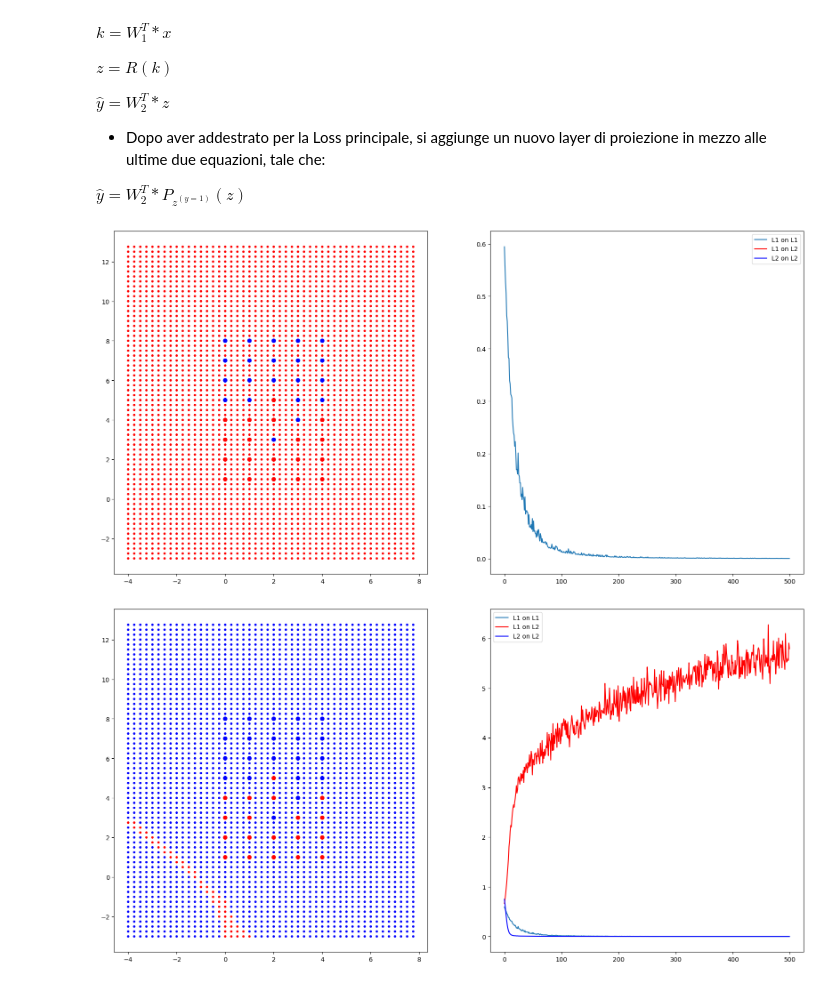
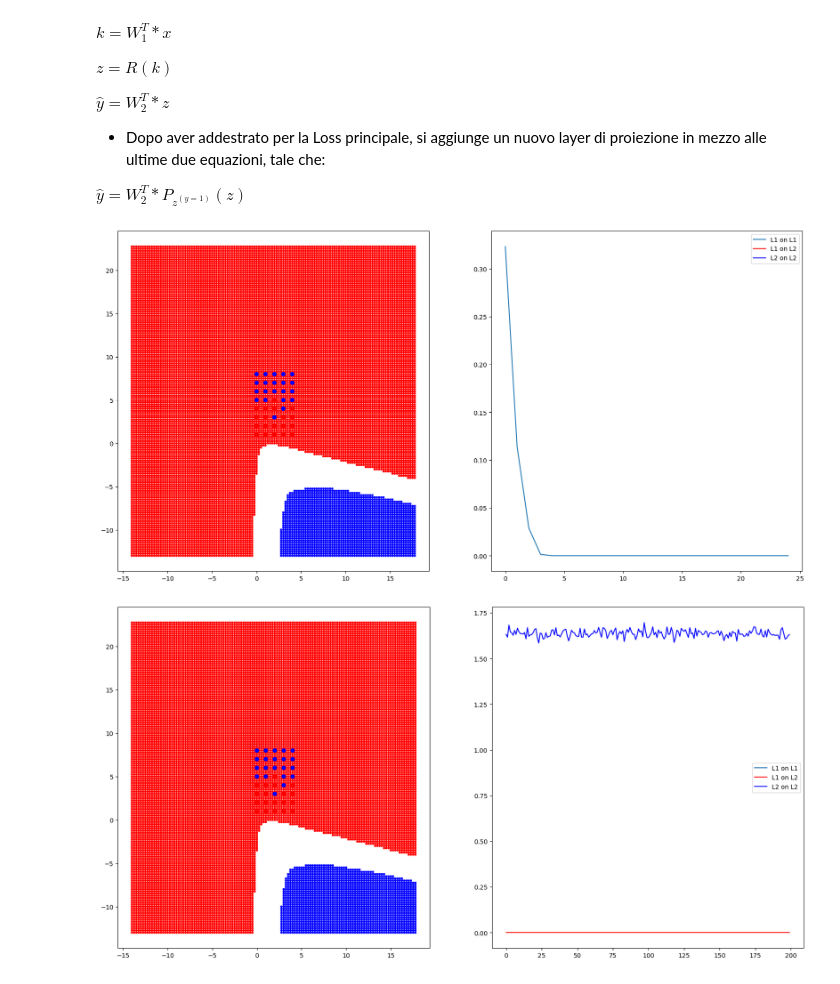
Before and after one commit to PatatoBy/SEAI, a Jupyter notebook: matteo_playground.ipynb, the cells around one changed output. Drawn from its saved outputs; the diff is of its cells as text; code cells hidden in the pictures.

```diff
--- a/matteo_playground.ipynb
+++ b/matteo_playground.ipynb
@@ -143,9 +145,9 @@ def print_space(modello, dataset,e11=[], e12=[], e22=[]):
 
     fig, plot = plt.subplots(1, 2, figsize=(20, 10))
     with torch.no_grad():
-        points = [[x/4, y/4, modello(torch.tensor([x/4*1.0,y/4*1.0]))] for x in range(-4*4,8*4) for y in range(-3*4,13*4)]
+        points = [[x/4, y/4, modello(torch.tensor([x/4*1.0,y/4*1.0]))] for x in range(-14*4,18*4) for y in range(-13*4,23*4)]
 
-    colori = ['red' if p[2][0] > 0.2 else 'blue' if p[2][0] < -0.2 else 'white' for p in points]
+    colori = ['red' if p[2][0] > 0 else 'blue' if p[2][0] < -1 else 'white' for p in points]
 
     plot[0].scatter([p[0] for p in points], [p[1] for p in points], c = colori, s=8)
     plot[0].scatter([p[0] for p in dataset],[p[1] for p in dataset], c=['red' if i == 1 else 'blue' for i in labels])
@@ -154,48 +156,33 @@ def print_space(modello, dataset,e11=[], e12=[], e22=[]):
     plot[1].plot([x for x in range(len(e22))], e22, label='L2 on L2',color = 'blue')
     plt.legend()
     plt.show()
-
-def print_space_2(modello, dataset,e11=[], e12=[], e22=[]):
-    labels = dataset.labels
-    dataset = dataset.dataset
-
-    fig, plot = plt.subplots(1, 2, figsize=(20, 10))
-    with torch.no_grad():
-        points = [[x/4, y/4, modello(torch.tensor([x/4*1.0,y/4*1.0]))] for x in range(-4*4,8*4) for y in range(-3*4,13*4)]
-
-    colori = ['red' if p[2][0] < 0.2 and p[2][0] > -0.2 else 'blue' for p in points]
-
-    plot[0].scatter([p[0] for p in points], [p[1] for p in points], c = colori, s=8)
-    plot[0].scatter([p[0] for p in dataset],[p[1] for p in dataset], c=['red' if i == 1 else 'blue' for i in labels])
-    plot[1].plot([x for x in range(len(e11))], e11,label='L1 on L1')
-    plot[1].plot([x for x in range(len(e12))], e12, label='L1 on L2',color = 'red')
-    plot[1].plot([x for x in range(len(e22))], e22, label='L2 on L2',color = 'blue')
-    plt.legend()
-    plt.show()
 # %%
 torch.manual_seed(13)
-modello = ModelloFiaschi(2,1,40)
-ds = Dataset(8)
+modello = ModelloFiaschi(2,1,100)
+ds = Dataset(8, True)
 dl = ds.get_dataloader()
 dl1, dl0 = ds.get_separated_dataloaders()
 # %%
 err_L1_L1 = []
-for _ in range(500):
+for _ in range(25):
     err_L1_L1.append(modello.train_on_L1(dl1))
 
 print_space(modello, ds, err_L1_L1)
 # %% [output]
-[figure, old version]
+[figure, new version]
 # %%
 err_L1_L2 = []
 err_L2_L2 = []
 modello.generate_orthogonal_base(dl1)
 
 
-for _ in range(500):
-    err_L2_L2.append(modello.train_on_L2(dl0))
+for _ in range(200):
+    modello.train_on_L2(dl0)
+
     err_L1_L2.append(modello.error_L1(dl1))
+    err_L2_L2.append(modello.error_L1(dl0))
 
-print_space_2(modello, ds, err_L1_L1, err_L1_L2, err_L2_L2)
+
+print_space(modello, ds, [], err_L1_L2, err_L2_L2)
 # %% [output]
-[figure, old version]
+[figure, new version]
```
Also changed, not shown: parts of 3 cells of this notebook, 2 other files.
